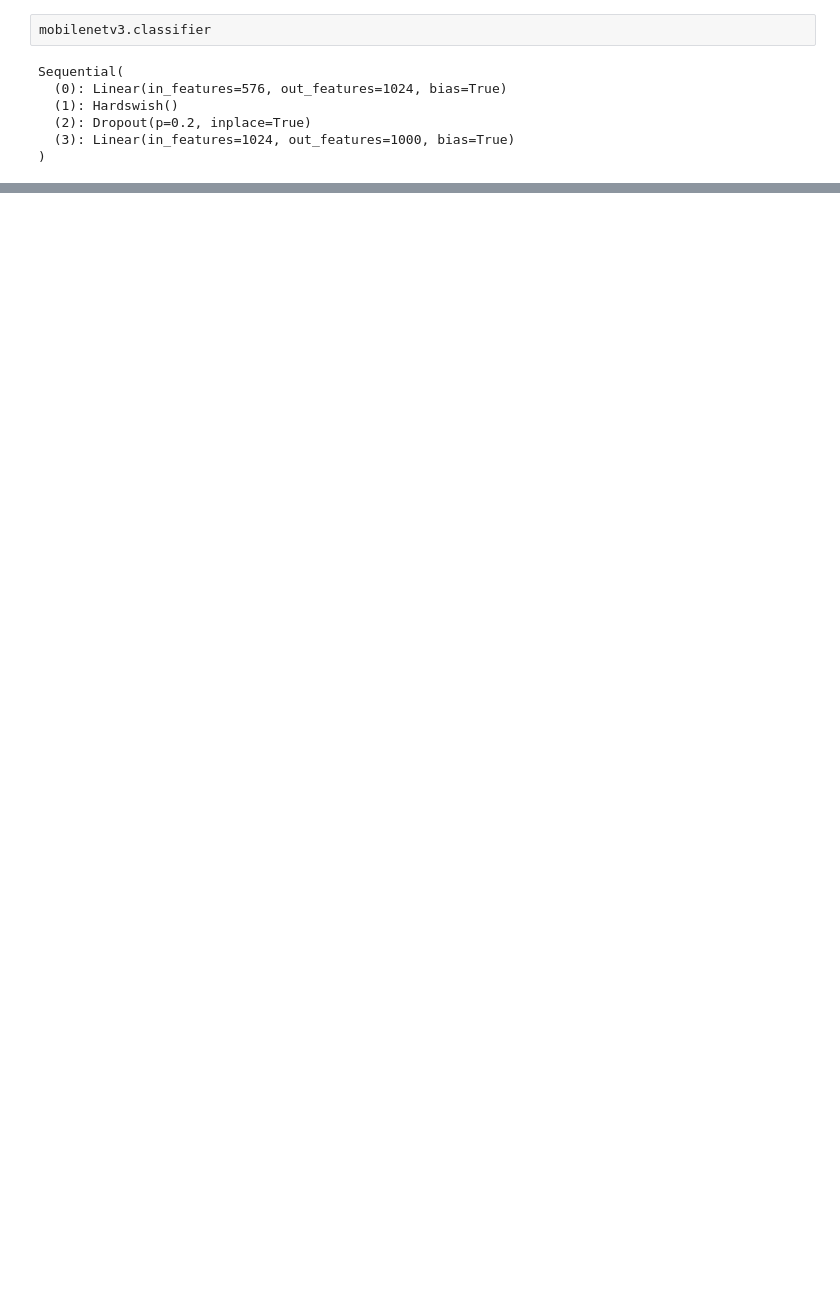
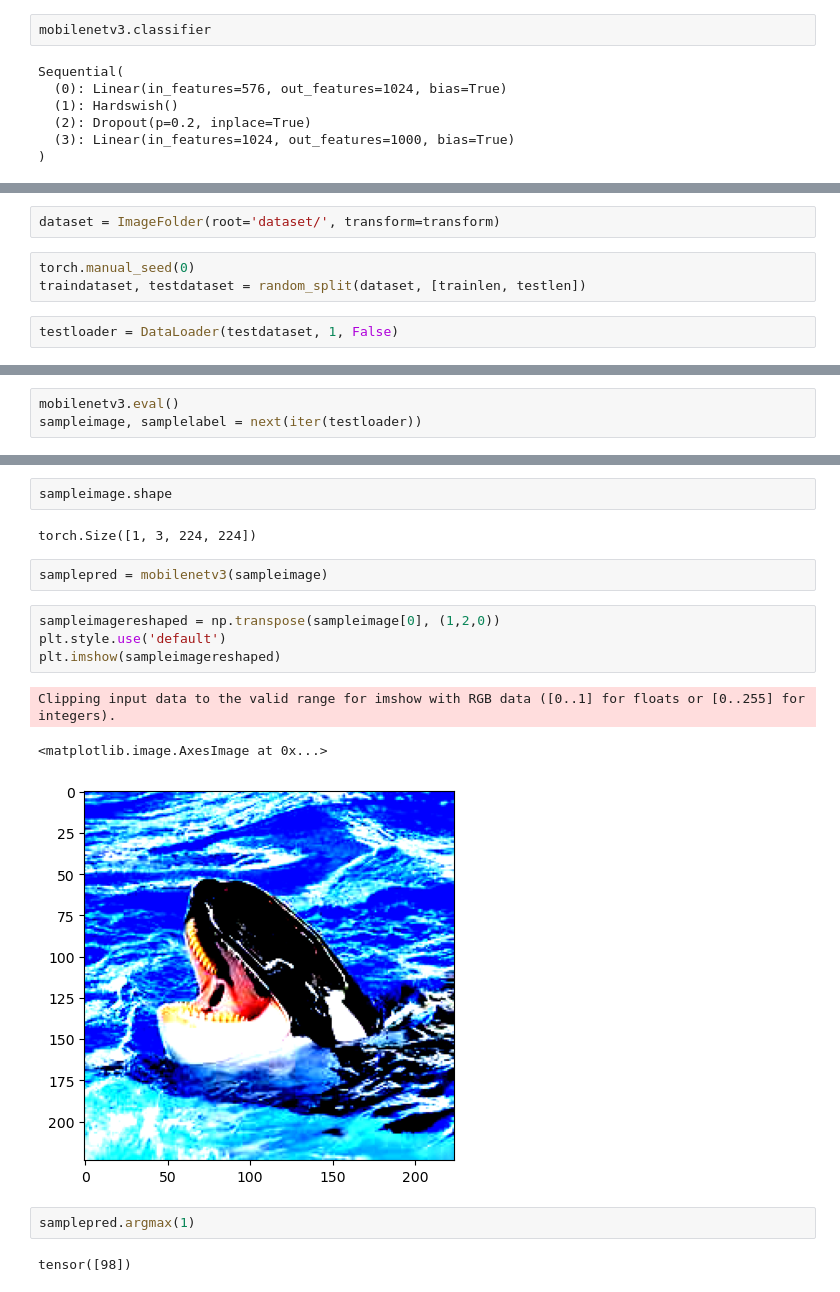
Before and after one commit to atmosinf/ml_practice, a Jupyter notebook: pytorch/transfer_learning/transfer_learning_1.ipynb, the cells around one changed output, grey strips where cells are left out. Saved outputs shown, nothing was run; the diff lists cells and outputs as text; blank space fills up the shorter version.

```diff
--- a/pytorch/transfer_learning/transfer_learning_1.ipynb
+++ b/pytorch/transfer_learning/transfer_learning_1.ipynb
@@ -255,0 +408,7 @@ from torch
+# %%
+dataset = ImageFolder(root='dataset/', transform=transform)
+# %%
+torch.manual_seed(0)
+traindataset, testdataset = random_split(dataset, [trainlen, testlen])
+# %%
+testloader = DataLoader(testdataset, 1, False)
@@ -255,0 +417,3 @@ from torch
+# %%
+mobilenetv3.eval()
+sampleimage, samplelabel = next(iter(testloader))
@@ -255,0 +440,18 @@ from torch
+# %%
+sampleimage.shape
+# %% [output]
+torch.Size([1, 3, 224, 224])
+# %%
+samplepred = mobilenetv3(sampleimage)
+# %%
+sampleimagereshaped = np.transpose(sampleimage[0], (1,2,0))
+plt.style.use('default')
+plt.imshow(sampleimagereshaped)
+# %% [output]
+Clipping input data to the valid range for imshow with RGB data ([0..1] for floats or [0..255] for integers).
+<matplotlib.image.AxesImage at 0x...>
+[figure, added]
+# %%
+samplepred.argmax(1)
+# %% [output]
+tensor([98])
```
Also changed, not shown: parts of 93 cells of this notebook, 2 other files.
